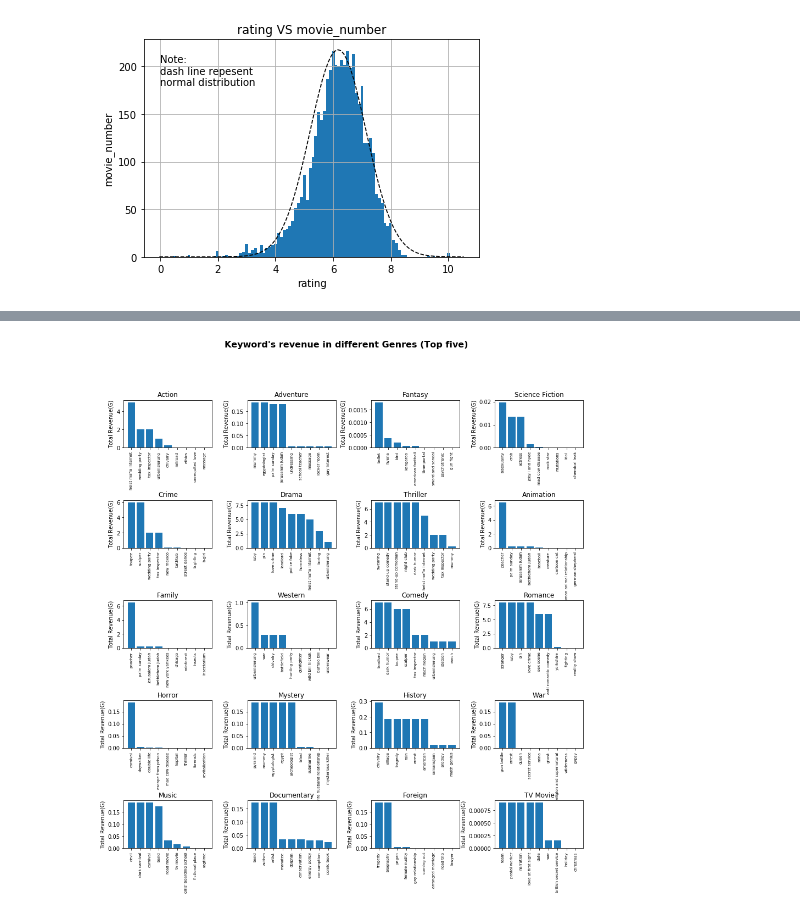
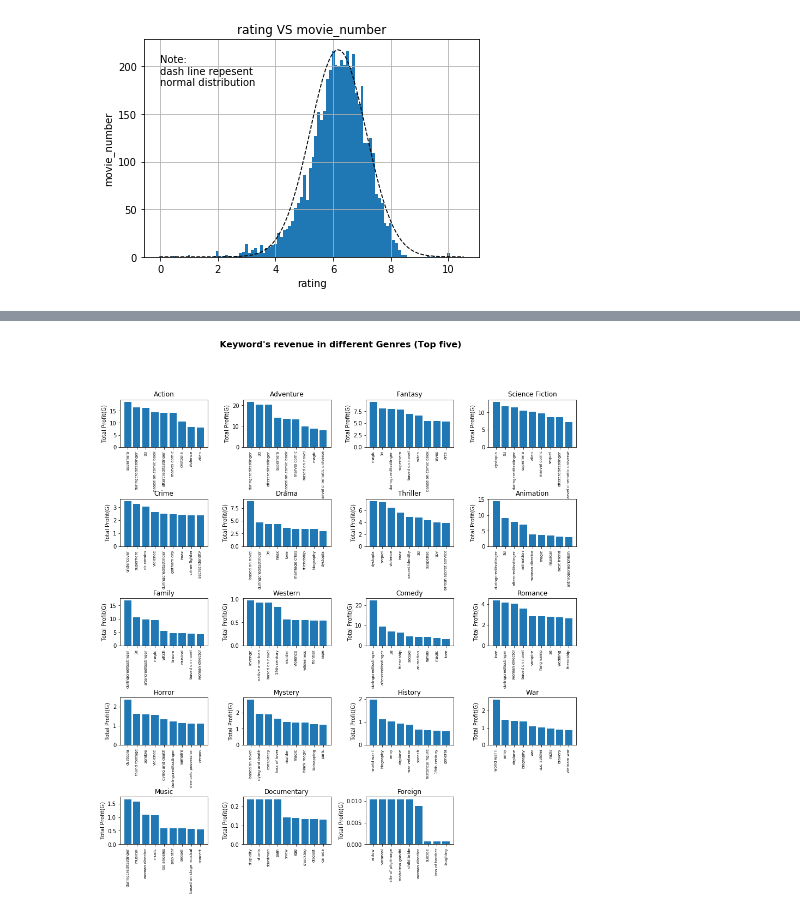
Before and after one commit to ljyljy/Project-1, a Jupyter notebook: first_project_1.ipynb, the cells around one changed output, grey strips where cells are left out. Drawn from its saved outputs; the diff is of its cells as text; code cells hidden in the pictures.

```diff
--- a/first_project_1.ipynb
+++ b/first_project_1.ipynb
@@ -342,17 +305,23 @@ plt.show()
 # %%
+# budget vs revenue linear regression fig making
+# remove all the N/A and 0 in budget and revenue
+df_movies = df_movies.fillna(0)
 df_nozero = df_movies.loc[df_movies['budget'] != 0,:]
 df_nozero = df_nozero.loc[df_movies['revenue'] != 0, :]
+# turn to 100M
 df_nozero['budget(100M)'] = df_nozero['budget'].divide(100000000)
 df_nozero['revenue(100M)'] = df_nozero['revenue'].divide(100000000)
+# linear regression
 (slope, intercept, lr_r, lr_p, lr_err) = linregress(df_nozero['budget(100M)'], df_nozero['revenue(100M)'])
 fit = slope * df_nozero['budget(100M)'] + intercept
+# fit and scatter the data
 plt.scatter(x = df_nozero['budget(100M)'], y = df_nozero['revenue(100M)'], c = 'red')
 plt.plot(df_nozero['budget(100M)'], fit, ls = '--', linewidth = 1)
 plt.title("budget VS revenue")
 plt.xlabel("budget(100M)")
 plt.ylabel("revenue(100M)")
 plt.text(0, 25, ('Linear regression:\ny={:.2f}*x r={:.2f}').format(slope, lr_r))
-plt.savefig("Output_image/budget_VS_revenue.png", bbox_inches = 'tight')
+plt.savefig("Output/png/budget_VS_revenue.png", bbox_inches = 'tight', dpi = 300)
 plt.show()
 # %% [output]
 [figure]
@@ -438,13 +374,32 @@ for i in df_total.index:
 # %%
+# making the data for keyword similar as actor genres so not comment so much
+keyword_list = []
+# keyword_genres = {'genres': [{'keyword': [num, revenue, vote_average, vote_count]}]}
+keyword_genres = {}
+for i in df_total.index:
+    keyword = json.loads(df_total['keywords'][i])
+    genres = json.loads(df_total['genres'][i])
+    for j in keyword:
+        keyword_list.append(j['name'])
+    for j in genres:
+        genres_name = j['name']
+        for k in keyword:
+            keyword_name = k['name']
+            if genres_name in keyword_genres.keys():
+                keyword_genres[genres_name] = total_count(df_total, keyword_name, keyword_genres[genres_name])
+            else:
+                keyword_genres[genres_name] = {}
+                keyword_genres[genres_name] = total_count(df_total, keyword_name, keyword_genres[genres_name])
 for i in keyword_genres.keys():
     for j in keyword_genres[i].keys():
-        keyword_genres[i][j][1] = keyword_genres[i][j][1] / keyword_genres[i][j][0] / 100000000
-        keyword_genres[i][j][2] = keyword_genres[i][j][2] / keyword_genres[i][j][3]
+        keyword_genres[i][j][1] = keyword_genres[i][j][1] / 1000000000
+        if keyword_genres[i][j][3] != 0:
+            keyword_genres[i][j][2] = keyword_genres[i][j][2] / keyword_genres[i][j][3]
 keyword_top = {}
 for i in keyword_genres.keys():
     temp = [(0,'a'), (0,'a'), (0,'a'), (0,'a'), (0,'a'), (0,'a'), (0,'a'), (0,'a'), (0,'a'), (0,'a')]
     for j in keyword_genres[i]:
-        temp_tuple = (keyword_genres[i][j][2], j)
+        temp_tuple = (keyword_genres[i][j][1], j)
         if temp[9][0] < temp_tuple[0]:
             temp[9] = temp_tuple
         temp.sort(reverse = True)
@@ -455,20 +410,22 @@ for i in keyword_top.keys():
                               keyword_top[i][9]
                              ))
 # %%
+# similar to actor genres not comment
 fig, ((axs1, axs2, axs3, axs4), (axs5, axs6, axs7, axs8), (axs9, axs10, axs11, axs12), (axs13, axs14, axs15, axs16),
       (axs17, axs18, axs19, axs20)) = plt.subplots(5, 4, sharex = False, sharey = False, figsize = (15,15))
 plt.subplots_adjust(hspace = 1.1, wspace = 0.4)
 fig_list1 = [axs1, axs2, axs3, axs4, axs5, axs6, axs7, axs8, axs9, axs10,
             axs11, axs12, axs13, axs14, axs15, axs16, axs17, axs18, axs19, axs20]
 keyword_key = list(keyword_top.keys())
 fig.suptitle("Keyword's revenue in different Genres (Top five)", fontsize=16, fontweight="bold")
-for i in range(len(fig_list1)):
+for i in range(len(fig_list1) - 1):
     fig_list1[i].bar(keyword_top[keyword_key[i]][1], keyword_top[keyword_key[i]][0])
     fig_list1[i].tick_params(axis = 'x', rotation = 90, labelsize = 7)
     fig_list1[i].set_title(keyword_key[i])
-    fig_list1[i].set_ylabel('Total Revenue(G)')
-plt.savefig("Output_image/keyword's_revenue_in_genres.png", bbox_inches = 'tight')
+    fig_list1[i].set_ylabel('Total Profit(G)')
+axs20.axis('off')
+plt.savefig("Output/png/keyword's_revenue_in_genres.png", bbox_inches = 'tight', dpi = 300)
 plt.show()
 # %% [output]
-[figure, old version]
+[figure, new version]
 # %%
```
Also changed, not shown: parts of 29 cells of this notebook, 28 other files.
